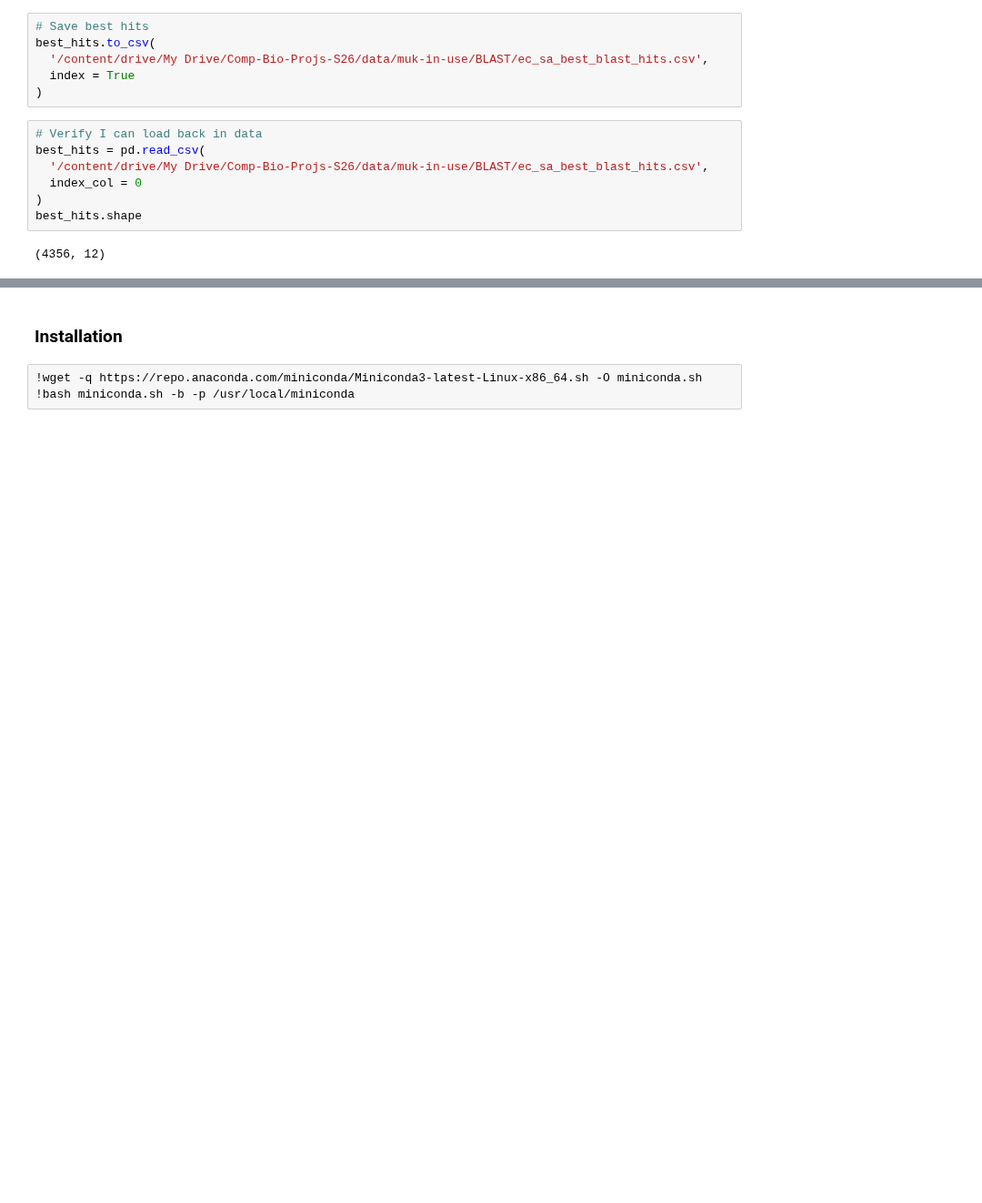
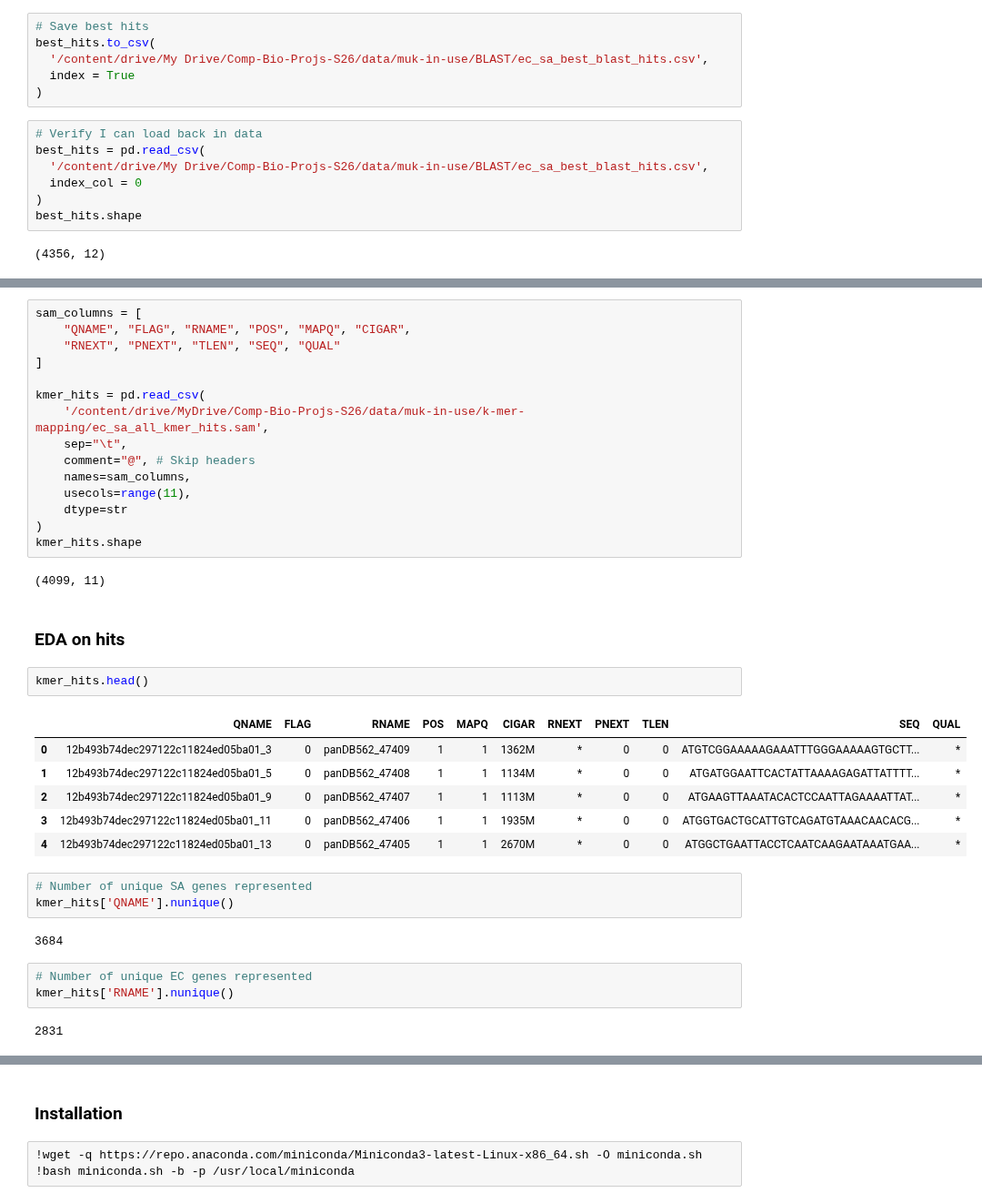
Before and after one commit to georgiadoing/seqADAGE, a Jupyter notebook: Py/muk_transfer_learning/genomic_mapping/Mukundan_sA_ec_pg_mapping.ipynb, the cells around one changed output, grey strips where cells are left out. Shown at 91% size. Drawn from its saved outputs; the diff is of its cells as text; blank space fills up the shorter version.

Commit message:
Ran Salmon for k-mer mapping and saved hits to drive

```diff
--- a/Py/muk_transfer_learning/genomic_mapping/Mukundan_sA_ec_pg_mapping.ipynb
+++ b/Py/muk_transfer_learning/genomic_mapping/Mukundan_sA_ec_pg_mapping.ipynb
@@ -329,0 +387,38 @@ print(list(kmers)[:10])
+# %%
+sam_columns = [
+    "QNAME", "FLAG", "RNAME", "POS", "MAPQ", "CIGAR",
+    "RNEXT", "PNEXT", "TLEN", "SEQ", "QUAL"
+]
+
+kmer_hits = pd.read_csv(
+    '/content/drive/MyDrive/Comp-Bio-Projs-S26/data/muk-in-use/k-mer-mapping/ec_sa_all_kmer_hits.sam',
+    sep="\t",
+    comment="@", # Skip headers
+    names=sam_columns,
+    usecols=range(11),
+    dtype=str
+)
+kmer_hits.shape
+# %% [output]
+(4099, 11)
+# %% [markdown]
+### EDA on hits
+# %%
+kmer_hits.head()
+# %% [output]
+|  | QNAME | FLAG | RNAME | POS | MAPQ | CIGAR | RNEXT | PNEXT | TLEN | SEQ | QUAL |
+| 0 | 12b493b74dec297122c11824ed05ba01_3 | 0 | panDB562_47409 | 1 | 1 | 1362M | * | 0 | 0 | ATGTCGGAAAAAGAAATTTGGGAAAAAGTGCTT... | * |
+| 1 | 12b493b74dec297122c11824ed05ba01_5 | 0 | panDB562_47408 | 1 | 1 | 1134M | * | 0 | 0 | ATGATGGAATTCACTATTAAAAGAGATTATTTT... | * |
+| 2 | 12b493b74dec297122c11824ed05ba01_9 | 0 | panDB562_47407 | 1 | 1 | 1113M | * | 0 | 0 | ATGAAGTTAAATACACTCCAATTAGAAAATTAT... | * |
+| 3 | 12b493b74dec297122c11824ed05ba01_11 | 0 | panDB562_47406 | 1 | 1 | 1935M | * | 0 | 0 | ATGGTGACTGCATTGTCAGATGTAAACAACACG... | * |
+| 4 | 12b493b74dec297122c11824ed05ba01_13 | 0 | panDB562_47405 | 1 | 1 | 2670M | * | 0 | 0 | ATGGCTGAATTACCTCAATCAAGAATAAATGAA... | * |
+# %%
+# Number of unique SA genes represented
+kmer_hits['QNAME'].nunique()
+# %% [output]
+3684
+# %%
+# Number of unique EC genes represented
+kmer_hits['RNAME'].nunique()
+# %% [output]
+2831
```
Also changed, not shown: parts of 29 cells of this notebook.
